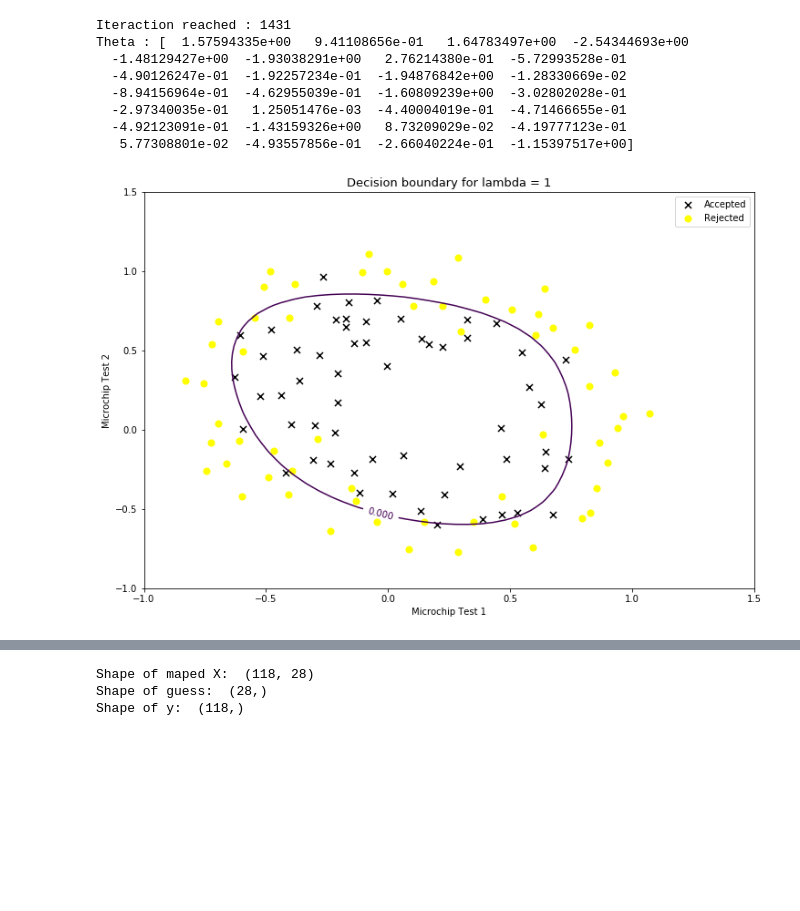
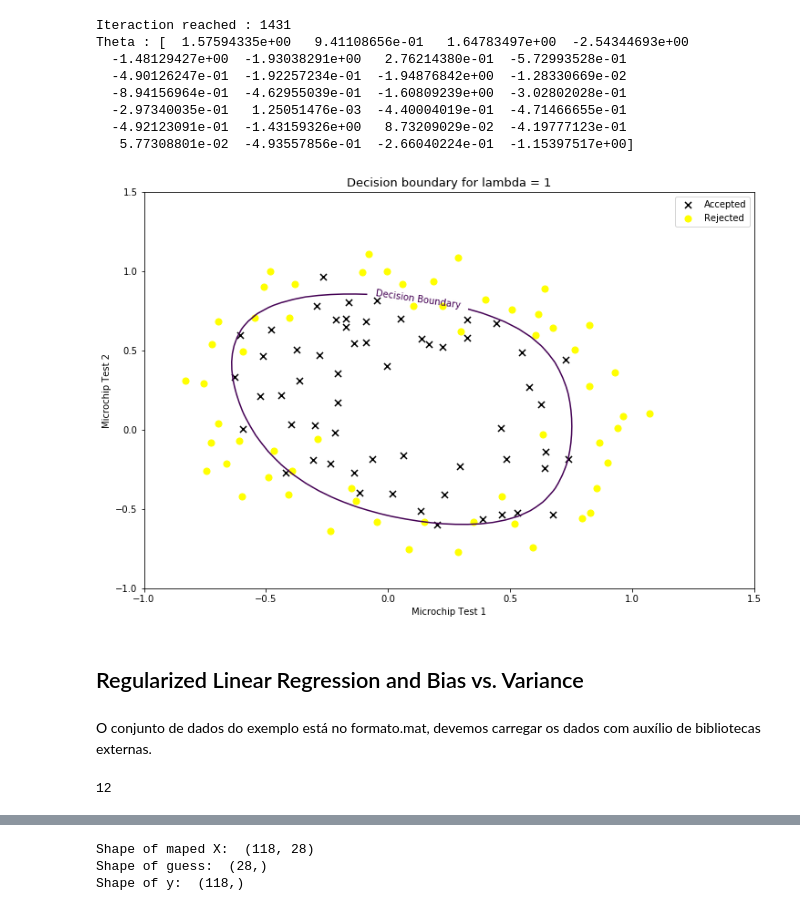
Before and after one commit to angellicacardozo/machine-learning-regularized-logistic-regression, a Jupyter notebook: A Regularized Logistic Regression Tutorial.ipynb, the cells around one changed output, grey strips where cells are left out. Cells and saved outputs as stored; diff of their text form; code cells hidden in the pictures; blank space fills up the shorter version.

```diff
--- a/A Regularized Logistic Regression Tutorial.ipynb
+++ b/A Regularized Logistic Regression Tutorial.ipynb
@@ -171,6 +171,9 @@ def gradient_descent(x, y, theta, pLambda, tolerance, log=False):
 
         interact = interact + 1
 
+    '''
+        For j = 0 whe do not sum the last term
+    '''
     gradient[0] = gradient[0] - ((pLambda/(2*m)) * theta)[0]
 
     return theta, J, interact, residual, gradient
@@ -216,32 +219,55 @@ rejected = data[(data[:,2]==0)]
 plt.close('all')
 
 fig, ax = plt.subplots(figsize=(12,8))
 ax.scatter(accepted[:, 0], accepted[:,1], s=50, c='black', marker='x', label='Accepted')
 ax.scatter(rejected[:, 0], rejected[:,1], s=50, c='yellow', marker='o', label='Rejected')
 
 ''' contour '''
 u = np.linspace(-1, 1.5, 50)
 v = np.linspace(-1, 1.5, 50)
 z = np.zeros(shape=(len(u), len(v)))
 
 for i in range(len(u)):
     for j in range(len(v)):
         a = np.array([[u[i]]])
         b = np.array([[v[j]]])
         maped = map_feature(a, b)
 
         z[i, j] = maped.dot(opt_theta)[0]
 
 cs = plt.contour(u, v, z.T, [0], label="Boundary")
-plt.clabel(cs, inline=1, fontsize=10)
+plt.clabel(cs, inline=1, fontsize=10, fmt='Decision Boundary')
 
 plt.title('Decision boundary for lambda = ' + str(1), fontsize=13)
 
 ''' legend '''
 ax.legend()
 ax.set_xlabel('Microchip Test 1')
 ax.set_ylabel('Microchip Test 2')
 
 plt.show()
 # %% [output]
-[figure, old version]
+[figure, new version]
+# %% [markdown]
+## Regularized Linear Regression and Bias vs. Variance
+# %% [markdown]
+O conjunto de dados do exemplo está no formato.mat, devemos carregar os dados com auxílio de bibliotecas externas.
+# %%
+import scipy
+import scipy.io as spio
+
+mat = scipy.io.loadmat('ex5data1.mat')
+
+'''
+    Load matrix data using X and y labels as recommended by the
+    exercise
+'''
+
+x = mat["X"]
+y = mat["y"]
+
+m = x.shape[0]
+
+print(m)
+# %% [output]
+12
```
Also changed, not shown: parts of 5 cells of this notebook.
